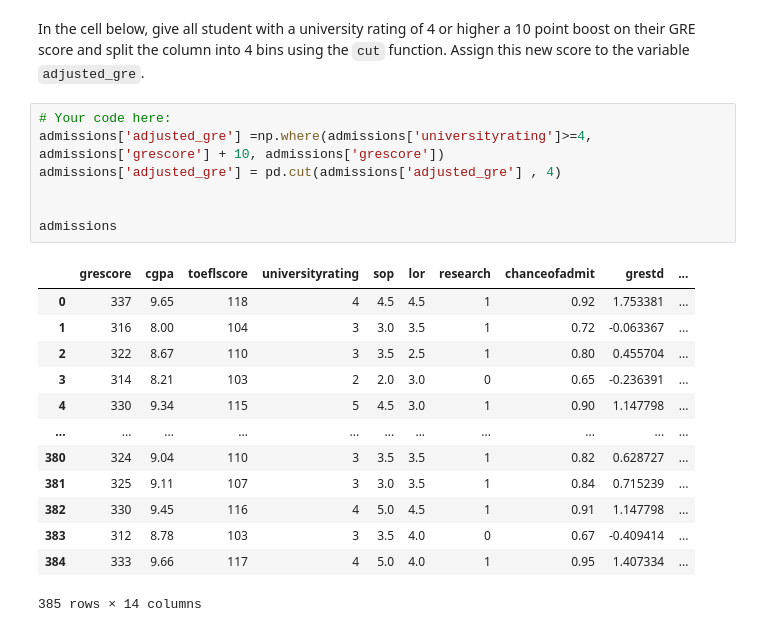
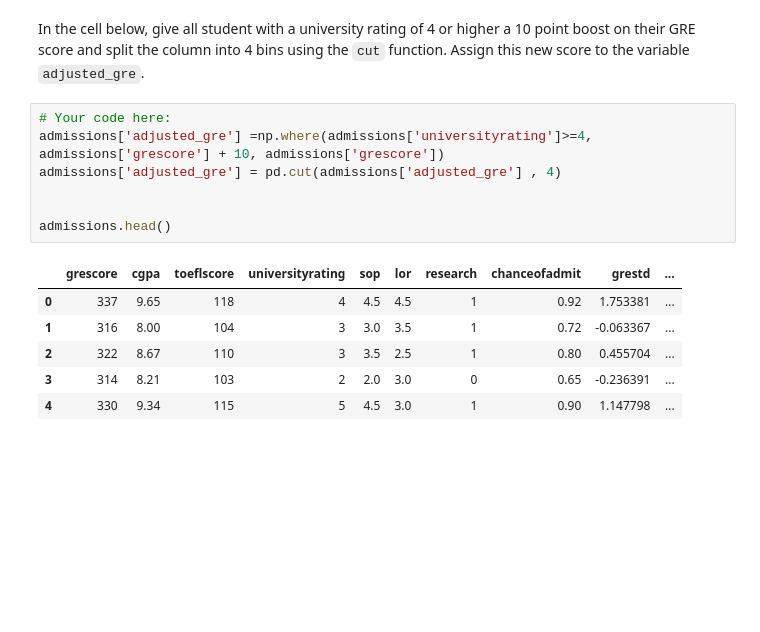
Before and after one commit to grundius1/datamad0820, a Jupyter notebook: module-2/lab-advanced-pandas/your-code/main.ipynb, the cells around one changed output. Saved outputs shown, nothing was run; the diff lists cells and outputs as text; blank space fills up the shorter version.

```diff
--- a/module-2/lab-advanced-pandas/your-code/main.ipynb
+++ b/module-2/lab-advanced-pandas/your-code/main.ipynb
@@ -284,21 +235,14 @@ In the cell below, give all student with a university rating of 4 or higher a 10
 # %%
 # Your code here:
 admissions['adjusted_gre'] =np.where(admissions['universityrating']>=4, admissions['grescore'] + 10, admissions['grescore'])
 admissions['adjusted_gre'] = pd.cut(admissions['adjusted_gre'] , 4)
 
 
-admissions
+admissions.head()
 # %% [output]
 |  | grescore | cgpa | toeflscore | universityrating | sop | lor | research | chanceofadmit | grestd | ... |
 | 0 | 337 | 9.65 | 118 | 4 | 4.5 | 4.5 | 1 | 0.92 | 1.753381 | ... |
 | 1 | 316 | 8.00 | 104 | 3 | 3.0 | 3.5 | 1 | 0.72 | -0.063367 | ... |
 | 2 | 322 | 8.67 | 110 | 3 | 3.5 | 2.5 | 1 | 0.80 | 0.455704 | ... |
 | 3 | 314 | 8.21 | 103 | 2 | 2.0 | 3.0 | 0 | 0.65 | -0.236391 | ... |
 | 4 | 330 | 9.34 | 115 | 5 | 4.5 | 3.0 | 1 | 0.90 | 1.147798 | ... |
-| ... | ... | ... | ... | ... | ... | ... | ... | ... | ... | ... |
-| 380 | 324 | 9.04 | 110 | 3 | 3.5 | 3.5 | 1 | 0.82 | 0.628727 | ... |
-| 381 | 325 | 9.11 | 107 | 3 | 3.0 | 3.5 | 1 | 0.84 | 0.715239 | ... |
-| 382 | 330 | 9.45 | 116 | 4 | 5.0 | 4.5 | 1 | 0.91 | 1.147798 | ... |
-| 383 | 312 | 8.78 | 103 | 3 | 3.5 | 4.0 | 0 | 0.67 | -0.409414 | ... |
-| 384 | 333 | 9.66 | 117 | 4 | 5.0 | 4.0 | 1 | 0.95 | 1.407334 | ... |
-385 rows × 14 columns
```
Also changed, not shown: parts of 8 cells of this notebook.
